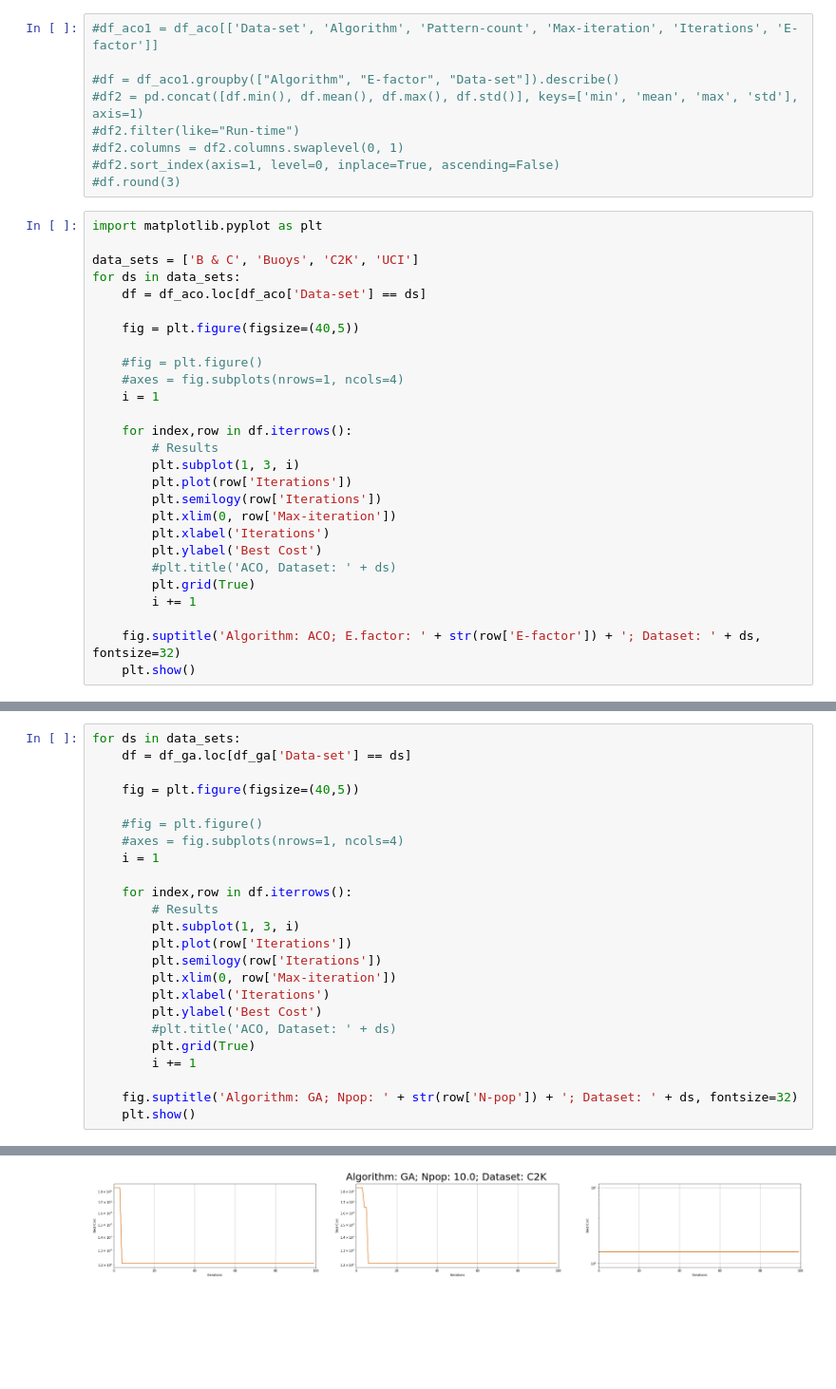
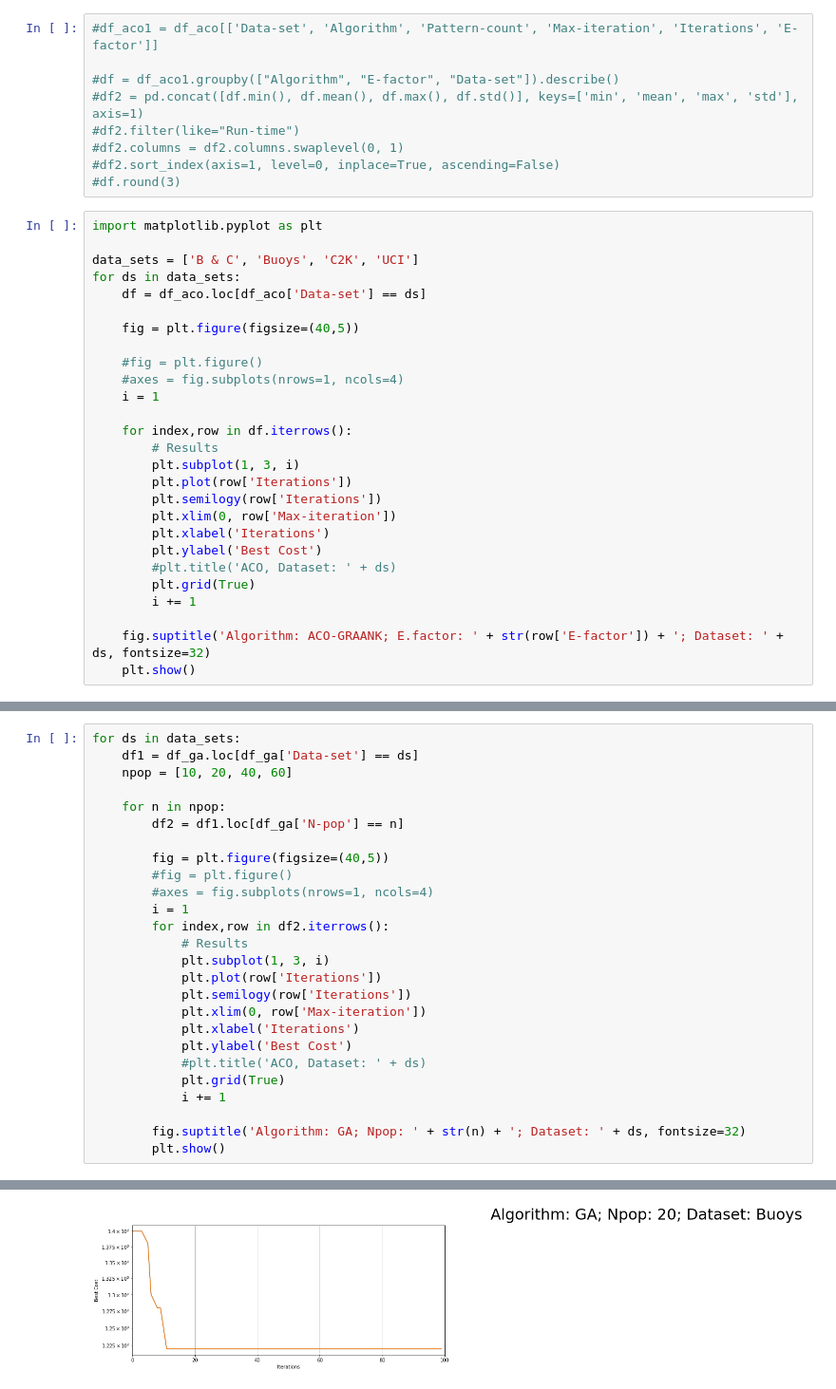
Before and after one commit to owuordickson/meso-hpc-lr, a Jupyter notebook: results/swarm/analysis.ipynb, the cells around one changed output, grey strips where cells are left out. Shown at 95% size. Cells and saved outputs as stored; diff of their text form; blank space fills up the shorter version.

```diff
--- a/results/swarm/analysis.ipynb
+++ b/results/swarm/analysis.ipynb
@@ -174,6 +175,6 @@ for ds in data_sets:
         plt.grid(True)
         i += 1
 
-    fig.suptitle('Algorithm: ACO; E.factor: ' + str(row['E-factor']) + '; Dataset: ' + ds, fontsize=32)
+    fig.suptitle('Algorithm: ACO-GRAANK; E.factor: ' + str(row['E-factor']) + '; Dataset: ' + ds, fontsize=32)
     plt.show()
 # %% [output]
@@ -184,25 +185,27 @@ for ds in data_sets:
 # %%
 for ds in data_sets:
-    df = df_ga.loc[df_ga['Data-set'] == ds]
+    df1 = df_ga.loc[df_ga['Data-set'] == ds]
+    npop = [10, 20, 40, 60]
 
-    fig = plt.figure(figsize=(40,5))
+    for n in npop:
+        df2 = df1.loc[df_ga['N-pop'] == n]
 
-    #fig = plt.figure()
-    #axes = fig.subplots(nrows=1, ncols=4)
-    i = 1
+        fig = plt.figure(figsize=(40,5))
+        #fig = plt.figure()
+        #axes = fig.subplots(nrows=1, ncols=4)
+        i = 1
+        for index,row in df2.iterrows():
+            # Results
+            plt.subplot(1, 3, i)
+            plt.plot(row['Iterations'])
+            plt.semilogy(row['Iterations'])
+            plt.xlim(0, row['Max-iteration'])
+            plt.xlabel('Iterations')
+            plt.ylabel('Best Cost')
+            #plt.title('ACO, Dataset: ' + ds)
+            plt.grid(True)
+            i += 1
 
-    for index,row in df.iterrows():
-        # Results
-        plt.subplot(1, 3, i)
-        plt.plot(row['Iterations'])
-        plt.semilogy(row['Iterations'])
-        plt.xlim(0, row['Max-iteration'])
-        plt.xlabel('Iterations')
-        plt.ylabel('Best Cost')
-        #plt.title('ACO, Dataset: ' + ds)
-        plt.grid(True)
-        i += 1
-
-    fig.suptitle('Algorithm: GA; Npop: ' + str(row['N-pop']) + '; Dataset: ' + ds, fontsize=32)
-    plt.show()
+        fig.suptitle('Algorithm: GA; Npop: ' + str(n) + '; Dataset: ' + ds, fontsize=32)
+        plt.show()
 # %% [output]
@@ -211 +217 @@ for ds in data_sets:
-[figure, old version]
+[figure, new version]
```
Also changed, not shown: parts of 4 cells of this notebook, 10 other files.
